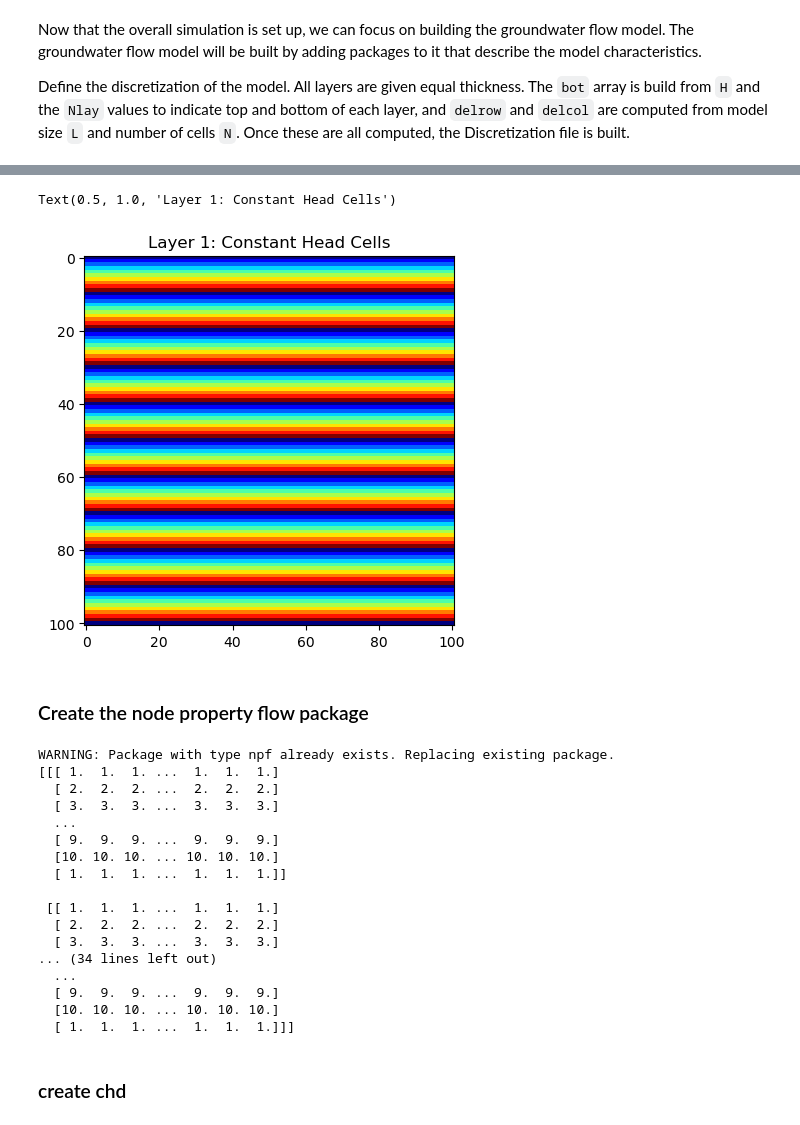
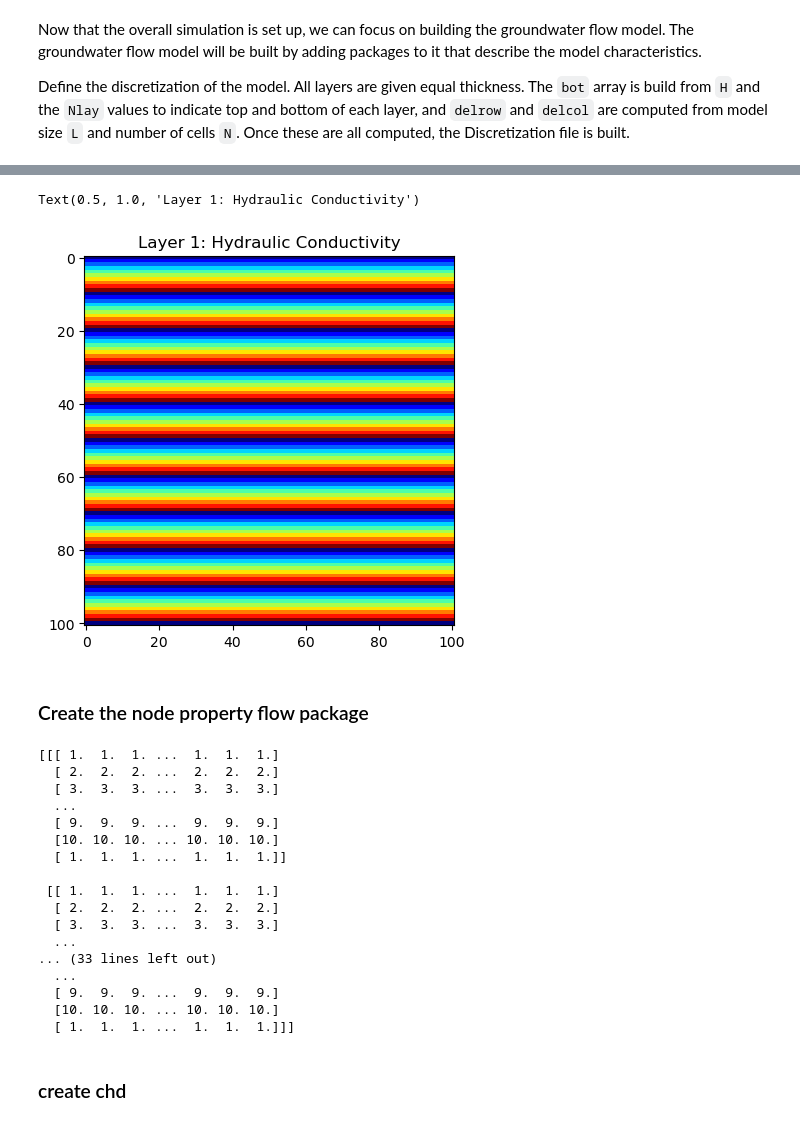
Before and after one commit to QuanGuo/flopy_example, a Jupyter notebook: mf6_simple_model_example.ipynb, the cells around one changed output, grey strips where cells are left out. Drawn from its saved outputs; the diff is of its cells as text; code cells hidden in the pictures.

```diff
--- a/mf6_simple_model_example.ipynb
+++ b/mf6_simple_model_example.ipynb
@@ -42,12 +42,12 @@ workspace = os.path.join(temp_dir.name, "mf6lake")
 We are creating a square model with a specified head equal to `h1` along all boundaries. The head at the cell in the center in the top layer is fixed to `h2`. First, set the name of the model and the parameters of the model: the number of layers `Nlay`, the number of rows and columns `N`, lengths of the sides of the model `L`, aquifer thickness `H`, hydraulic conductivity `k`
 # %%
 name = "mf6lake"
-h1 = 100
-h2 = 90
+h1 = 0
+# h2 = -90
 Nlay = 10
-N = 101
-L = 400.0
-H = 50.0
+N = 128
+L = 320.0
+H = 10.0
 # %% [markdown]
 One big difference between MODFLOW 6 and previous MODFLOW versions is that MODFLOW 6 is based on the concept of a simulation.  A simulation consists of the following:
 
@@ -120,12 +120,12 @@ model_name = mf6lake
 # %%
 k = np.stack([np.ones((Nlay, N),dtype=np.float64)*(i%10+1) for i in range(N)],axis=1)
 # k = np.full((Nlay, N, N), 10.0)
 ilay=0
 plt.imshow(k[ilay, :, :], interpolation="none",cmap='jet')
-plt.title(f"Layer {ilay + 1}: Constant Head Cells")
+plt.title(f"Layer {ilay + 1}: Hydraulic Conductivity")
 # %% [output]
-Text(0.5, 1.0, 'Layer 1: Constant Head Cells')
+Text(0.5, 1.0, 'Layer 1: Hydraulic Conductivity')
-[figure, old version]
+[figure, new version]
 # %% [markdown]
 ### Create the node property flow package
 # %%
@@ -137,7 +137,6 @@ npf = flopy.mf6.modflow.mfgwfnpf.ModflowGwfnpf(
 
 print(npf.k.get_data())
 # %% [output]
-WARNING: Package with type npf already exists. Replacing existing package.
 [[[ 1.  1.  1. ...  1.  1.  1.]
   [ 2.  2.  2. ...  2.  2.  2.]
   [ 3.  3.  3. ...  3.  3.  3.]
@@ -149,7 +148,8 @@ WARNING: Package with type npf already exists. Replacing existing package.
  [[ 1.  1.  1. ...  1.  1.  1.]
   [ 2.  2.  2. ...  2.  2.  2.]
   [ 3.  3.  3. ...  3.  3.  3.]
-... (34 lines left out)
+  ...
+... (33 lines left out)
   ...
   [ 9.  9.  9. ...  9.  9.  9.]
   [10. 10. 10. ... 10. 10. 10.]
```
Also changed, not shown: parts of 11 cells of this notebook, 1 other file.
